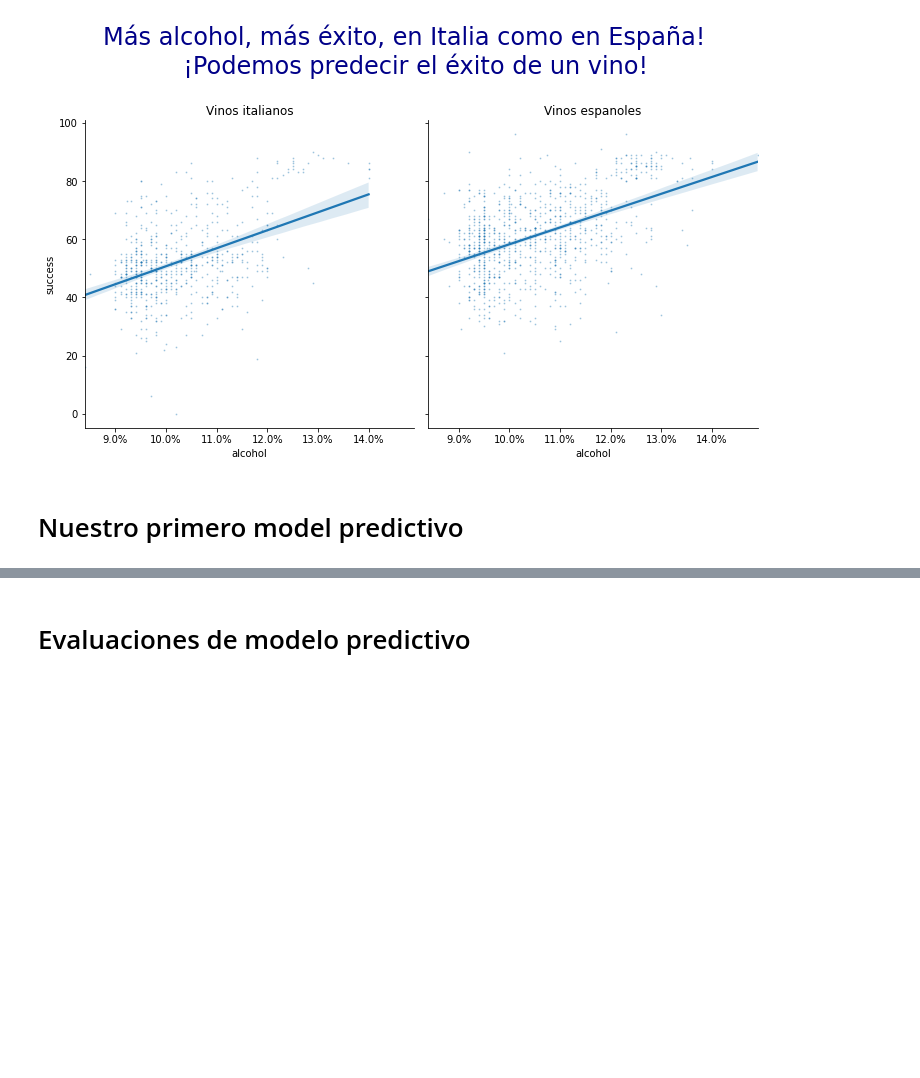
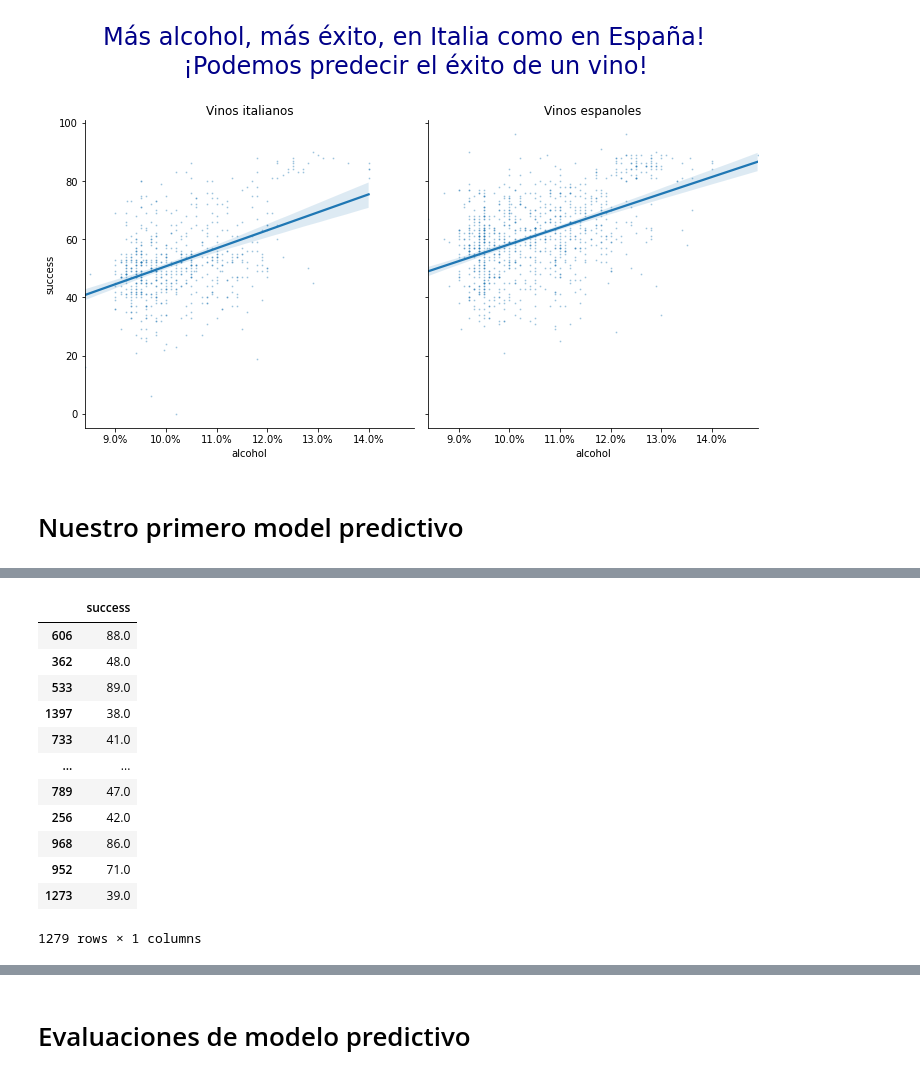
Before and after one commit to gustavo9601/big-data, a Jupyter notebook: Big data aplicada a los negocios/big_data/Practica en Python.ipynb, the cells around one changed output, grey strips where cells are left out. Drawn from its saved outputs; the diff is of its cells as text; code cells hidden in the pictures; blank space fills up the shorter version.

```diff
--- a/Big data aplicada a los negocios/big_data/Practica en Python.ipynb
+++ b/Big data aplicada a los negocios/big_data/Practica en Python.ipynb
@@ -341,5 +347,13 @@ from sklearn.model_selection import train_test_split
 # %%
-# primero: dividimos los datos entre training y test, la variable dependente (y) como las independientes
+# primero: dividimos los datos entre training y test,
+# la variable dependente (y) como las independientes
+
+
+"""
+train_test_split(X, y, rango de ampliacion, random_state=3)
+"""
+wine = wine.dropna()
+
 X = wine[['alcohol']]
 y = wine['success']
 X_train, X_test, y_train, y_test = train_test_split(X, y, test_size=0.2, random_state=3)
@@ -351,3 +402,17 @@ X_test
 # %%
-y_train
+y_train.to_frame()
+# %% [output]
+|  | success |
+| 606 | 88.0 |
+| 362 | 48.0 |
+| 533 | 89.0 |
+| 1397 | 38.0 |
+| 733 | 41.0 |
+| ... | ... |
+| 789 | 47.0 |
+| 256 | 42.0 |
+| 968 | 86.0 |
+| 952 | 71.0 |
+| 1273 | 39.0 |
+1279 rows × 1 columns
 # %%
```
Also changed, not shown: parts of 10 cells of this notebook.
